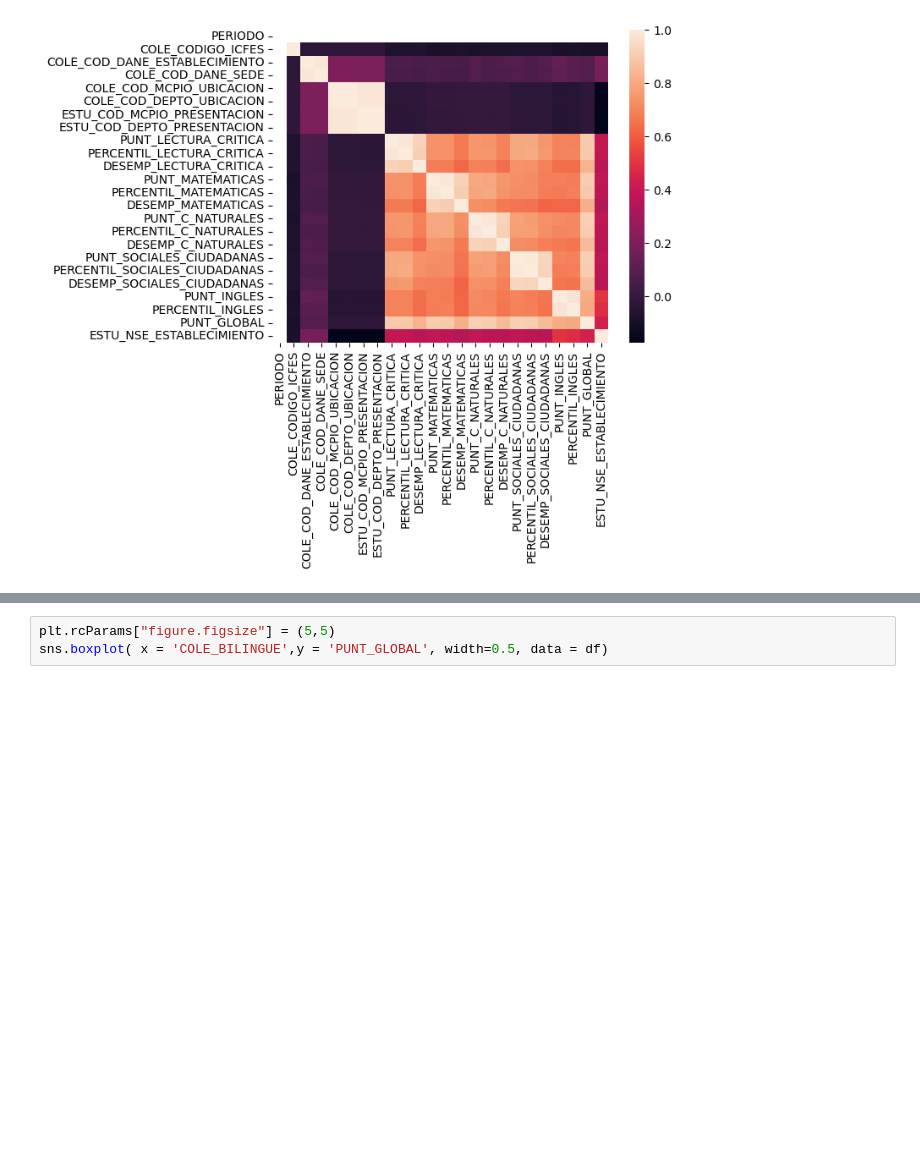
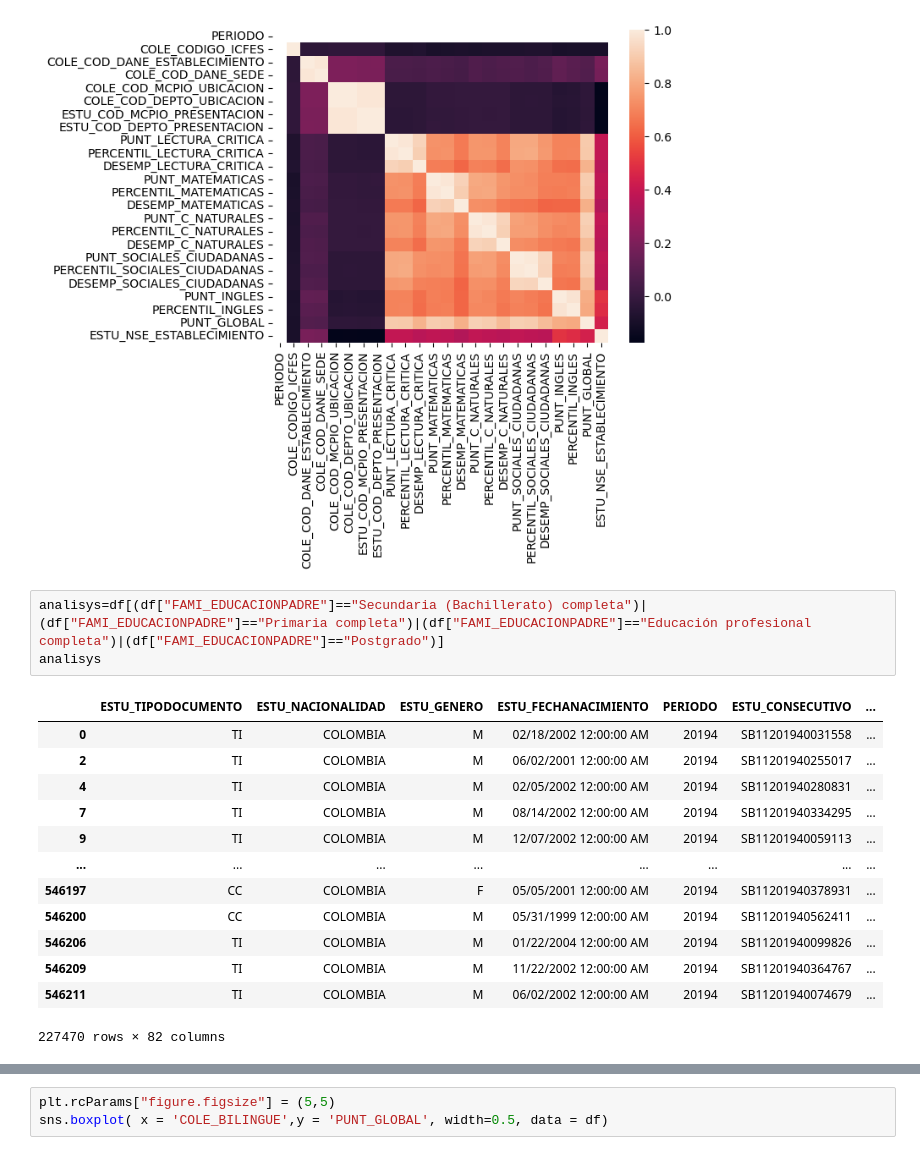
Before and after one commit to afrincon2/Data_Scientist, a Jupyter notebook: DataExplorationIcfes.ipynb, the cells around one changed output, grey strips where cells are left out. Cells and saved outputs as stored; diff of their text form; blank space fills up the shorter version.

```diff
--- a/DataExplorationIcfes.ipynb
+++ b/DataExplorationIcfes.ipynb
@@ -112,3 +112,20 @@ sns.heatmap(corr,
 # %% [output]
 <AxesSubplot:>
 [figure]
+# %%
+analisys=df[(df["FAMI_EDUCACIONPADRE"]=="Secundaria (Bachillerato) completa")|(df["FAMI_EDUCACIONPADRE"]=="Primaria completa")|(df["FAMI_EDUCACIONPADRE"]=="Educación profesional completa")|(df["FAMI_EDUCACIONPADRE"]=="Postgrado")]
+analisys
+# %% [output]
+|  | ESTU_TIPODOCUMENTO | ESTU_NACIONALIDAD | ESTU_GENERO | ESTU_FECHANACIMIENTO | PERIODO | ESTU_CONSECUTIVO | ... |
+| 0 | TI | COLOMBIA | M | 02/18/2002 12:00:00 AM | 20194 | SB11201940031558 | ... |
+| 2 | TI | COLOMBIA | M | 06/02/2001 12:00:00 AM | 20194 | SB11201940255017 | ... |
+| 4 | TI | COLOMBIA | M | 02/05/2002 12:00:00 AM | 20194 | SB11201940280831 | ... |
+| 7 | TI | COLOMBIA | M | 08/14/2002 12:00:00 AM | 20194 | SB11201940334295 | ... |
+| 9 | TI | COLOMBIA | M | 12/07/2002 12:00:00 AM | 20194 | SB11201940059113 | ... |
+| ... | ... | ... | ... | ... | ... | ... | ... |
+| 546197 | CC | COLOMBIA | F | 05/05/2001 12:00:00 AM | 20194 | SB11201940378931 | ... |
+| 546200 | CC | COLOMBIA | M | 05/31/1999 12:00:00 AM | 20194 | SB11201940562411 | ... |
+| 546206 | TI | COLOMBIA | M | 01/22/2004 12:00:00 AM | 20194 | SB11201940099826 | ... |
+| 546209 | TI | COLOMBIA | M | 11/22/2002 12:00:00 AM | 20194 | SB11201940364767 | ... |
+| 546211 | TI | COLOMBIA | M | 06/02/2002 12:00:00 AM | 20194 | SB11201940074679 | ... |
+227470 rows × 82 columns
```
Also changed, not shown: parts of 3 cells of this notebook.
